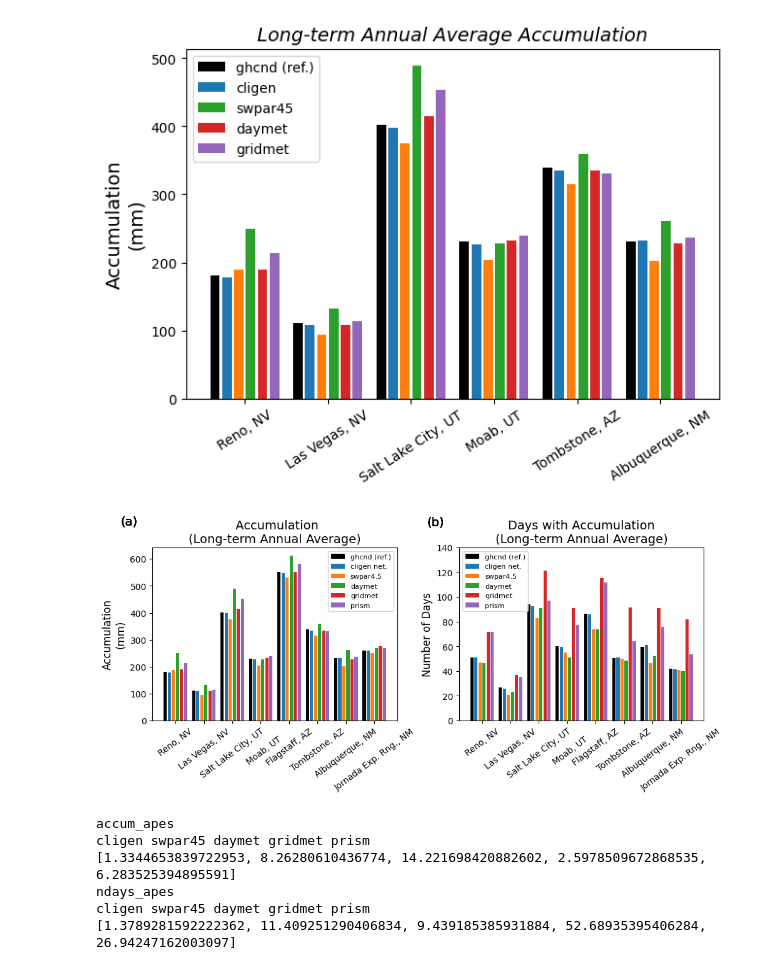
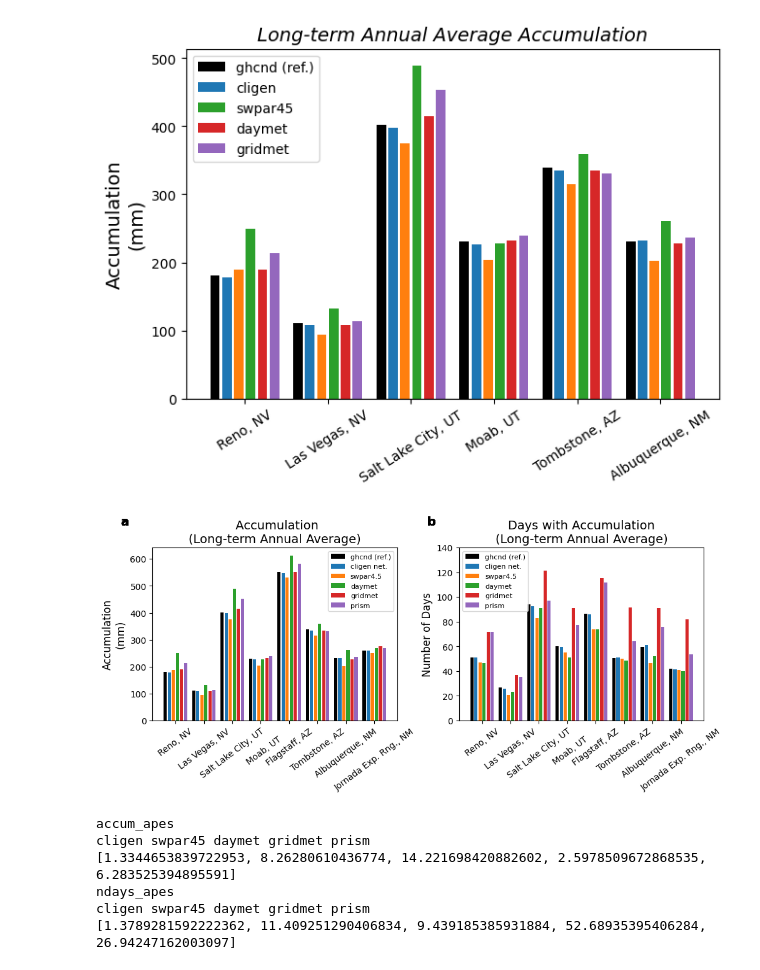
Before and after one commit to afullhart/climatechange, a Jupyter notebook: Figures/Figure_wet_days_annual_accum.ipynb, the cells around one changed output. Cells and saved outputs as stored; diff of their text form; code cells hidden in the pictures.

```diff
--- a/Figures/Figure_wet_days_annual_accum.ipynb
+++ b/Figures/Figure_wet_days_annual_accum.ipynb
@@ -285,42 +285,42 @@ for ax_i in range(2):
     color = ['#000000', '#1f77b4', '#ff7f0e', '#2ca02c', '#d62728', '#9467bd']
 
     if ax_i == 0:
-      ax[0].text(-10, 725, '(a)', size=14)
+      ax[0].text(-10, 725, 'a', size=14, fontweight='bold')
       ax[0].bar([j+1+(i*6), j+2+(i*6), j+3+(i*6), j+4+(i*6), j+5+(i*6), j+6+(i*6)], [sum(ghcnd_p)/data_years[0], sum(cligen_p)/data_years[1], sum(swpar45_p)/data_years[2], sum(daymet_p)/data_years[3], sum(gridmet_p)/data_years[4], sum(prism_p)/data_years[5]], color=color)
       ax[0].set_xticks([3.5, 10.5, 17.5, 24.5, 31.5, 38.5, 45.5, 52.5])
       ax[0].set_xticklabels(labels, rotation=37, ha='center')
       ax[0].grid(False)
       ax[0].set_title(' Accumulation\n(Long-term Annual Average)', size=14, fontstyle='normal')
       ax[0].set_ylabel('Accumulation\n(mm)', size=12, fontstyle='normal')
 
     else:
-      ax[1].text(-10, 158, '(b)', size=14)
+      ax[1].text(-10, 158, 'b', size=14, fontweight='bold')
       ax[1].bar([j+1+(i*6), j+2+(i*6), j+3+(i*6), j+4+(i*6), j+5+(i*6), j+6+(i*6)], [len(ghcnd_p)/data_years[0], len(cligen_p)/data_years[1], len(swpar45_p)/data_years[2], len(daymet_p)/data_years[3], len(gridmet_p)/data_years[4], len(prism_p)/data_years[5]], color=color)
       ax[1].set_xticks([3.5, 10.5, 17.5, 24.5, 31.5, 38.5, 45.5, 52.5])
       ax[1].set_xticklabels(labels, rotation=37, ha='center')
       ax[1].grid(False)
       ax[1].set_title('Days with Accumulation\n(Long-term Annual Average)', size=14, fontstyle='normal')
       ax[1].set_ylim(0, 140)
       ax[1].set_ylabel('Number of Days', size=12, fontstyle='normal')
 
     j += 1
 
   ghcnd, = ax[ax_i].bar([0], [0], width=0, color=color[0])
   cligen, = ax[ax_i].bar([0], [0], width=0, color=color[1])
   swpar45, = ax[ax_i].bar([0], [0], width=0, color=color[2])
   daymet, = ax[ax_i].bar([0], [0], width=0, color=color[3])
   gridmet, = ax[ax_i].bar([0], [0], width=0, color=color[4])
   prism, = ax[ax_i].bar([0], [0], width=0, color=color[5])
   legend_labels = ['ghcnd (ref.)', 'cligen net.', 'swpar4.5', 'daymet', 'gridmet', 'prism']
   if ax_i == 0:
     ax[ax_i].legend(handles=[ghcnd, cligen, swpar45, daymet, gridmet, prism], labels=legend_labels, fontsize=8, loc='upper right')
   else:
     ax[ax_i].legend(handles=[ghcnd, cligen, swpar45, daymet, gridmet, prism], labels=legend_labels, fontsize=8, loc='upper left')
 
 
 fig.savefig(saveFILE, dpi=600, bbox_inches='tight')
 # %% [output]
-[figure, old version]
+[figure, new version]
 # %%
 import pandas as pd
 import numpy as np
```
Also changed, not shown: parts of 1 cell of this notebook.
